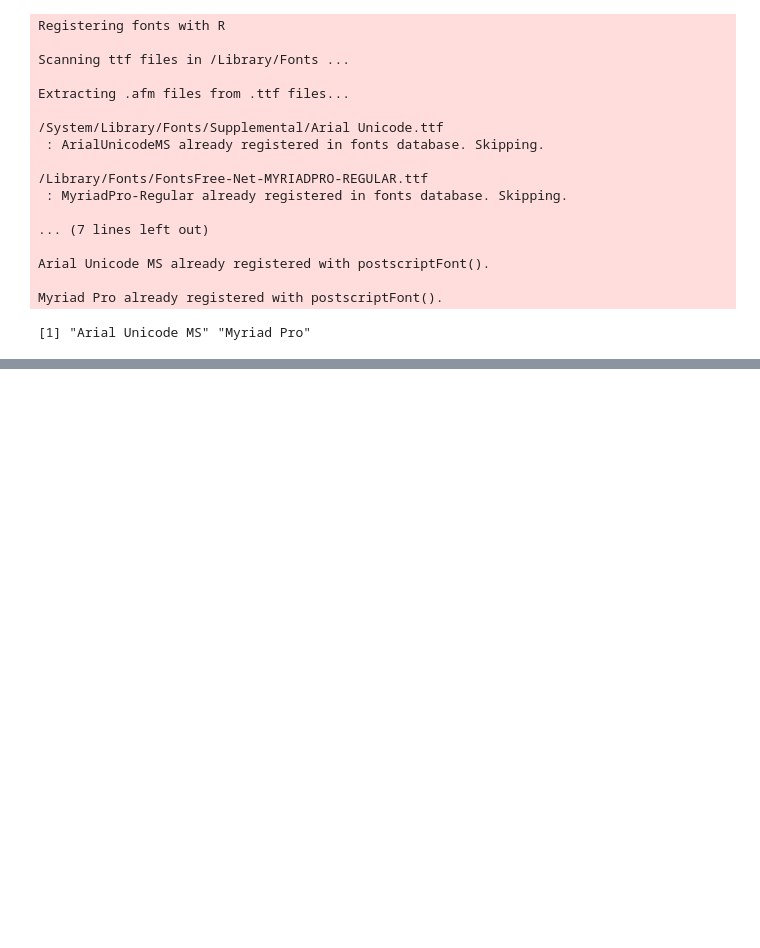
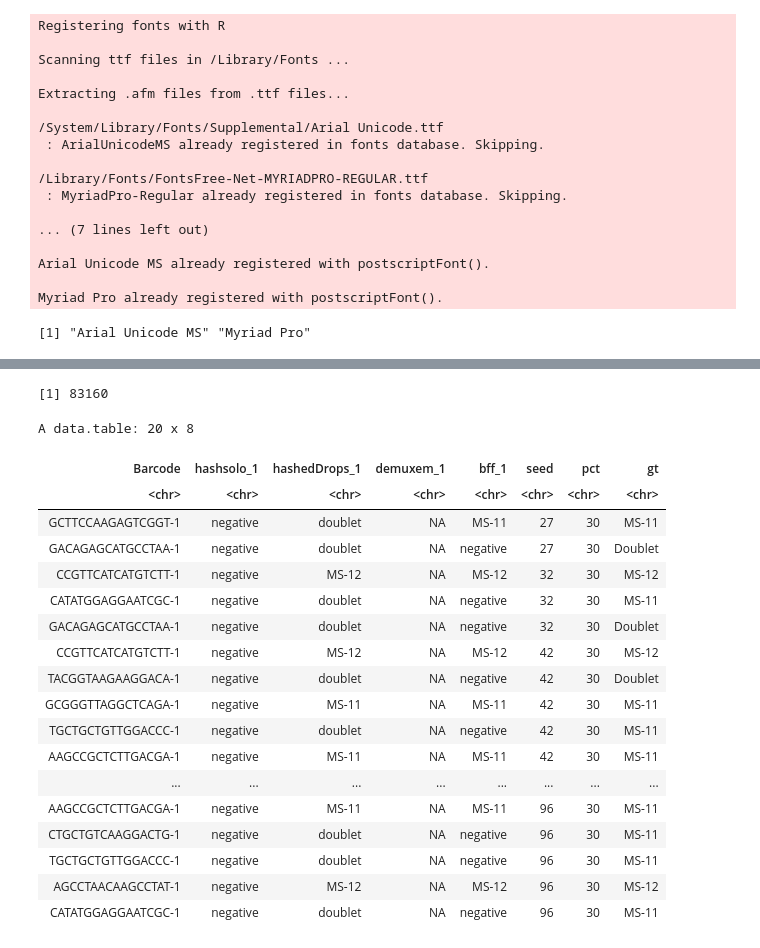
Before and after one commit to theislab/hadge-reproducibility, a Jupyter notebook: notebooks/downsampled_result.ipynb, the cells around one changed output, grey strips where cells are left out. Saved outputs shown, nothing was run; the diff lists cells and outputs as text; code cells hidden in the pictures; blank space fills up the shorter version.

Commit message:
add downsampling analysis notebook
add notebooks

```diff
--- a/notebooks/downsampled_result.ipynb
+++ b/notebooks/downsampled_result.ipynb
@@ -297,0 +571,5 @@ Warning message in melt(comparison_results, id.vars = "Barcode", measure.vars =
+# %%
+gt <- fread("../data/hashing_downsampling_1/GMM_assignment.csv")
+compare <- inner_join(compare, gt, by = "Barcode")
+colnames(compare)[10] <- "gt"
+head(compare)
@@ -297,0 +632,20 @@ Warning message in melt(comparison_results, id.vars = "Barcode", measure.vars =
+# %%
+df_list_sample2 <- lapply(hashing_all_sample2, function(f) {
+    x <- read.csv(f, na.strings = "")
+    x_bff <- x %>%
+        filter(!is.na("bff_1")) %>%
+        select(Barcode, bff_1)
+    x <- x %>% select(-bff_1)
+    x$Barcode <- paste0(x$Barcode, "-1")
+    x <- inner_join(x, x_bff, by = "Barcode")
+    x$seed <- str_extract(f, "(?<=seed_)[0-9]+")
+    x$pct <- str_extract(f, "(?<=hash_summary_)[0-9]+")
+    return(x)
+})
+compare_sample2 <- rbindlist(df_list_sample2)
+# %%
+gt_sample2 <- fread("../data/hashing_downsampling_2/cell_hash_r.csv")
+gt_sample2$Barcode <- paste0(gt_sample2$cellbarcode, "-1")
+compare_sample2 <- inner_join(compare_sample2, gt_sample2[, c("Barcode", "bff_cluster")], by = "Barcode")
+colnames(compare_sample2)[8] <- "gt"
+head(compare_sample2)
@@ -297,0 +685,39 @@ Warning message in melt(comparison_results, id.vars = "Barcode", measure.vars =
+# %%
+compare_sample2$hashsolo_1 <- gsub("-GGACCCCA", "", compare_sample2$hashsolo_1)
+compare_sample2$hashsolo_1 <- gsub("-TTAGCCAG", "", compare_sample2$hashsolo_1)
+
+compare_sample2$hashedDrops_1 <- gsub("-GGACCCCA", "", compare_sample2$hashedDrops_1)
+compare_sample2$hashedDrops_1 <- gsub("-TTAGCCAG", "", compare_sample2$hashedDrops_1)
+
+compare_sample2$demuxem_1 <- gsub("-GGACCCCA", "", compare_sample2$demuxem_1)
+compare_sample2$demuxem_1 <- gsub("-TTAGCCAG", "", compare_sample2$demuxem_1)
+
+compare_sample2$hashedDrops_1[compare_sample2$hashedDrops_1 == "12"] <- "MS-12"
+compare_sample2$hashedDrops_1[compare_sample2$hashedDrops_1 == "11"] <- "MS-11"
+compare_sample2$hashedDrops_1[compare_sample2$hashedDrops_1 == "1"] <- "MS-11"
+compare_sample2$hashedDrops_1[compare_sample2$hashedDrops_1 == "2"] <- "MS-12"
+# %%
+hashing_res_2 <- compare_sample2[!compare_sample2$gt %in% c("doublet", "negative"), ]
+nrow(hashing_res_2)
+hashing_res_2 %>% filter(rowSums(is.na(.)) > 0)
+# %% [output]
+[1] 83160
+A data.table: 20 x 8
+| Barcode | hashsolo_1 | hashedDrops_1 | demuxem_1 | bff_1 | seed | pct | gt |
+| <chr> | <chr> | <chr> | <chr> | <chr> | <chr> | <chr> | <chr> |
+| GCTTCCAAGAGTCGGT-1 | negative | doublet | NA | MS-11 | 27 | 30 | MS-11 |
+| GACAGAGCATGCCTAA-1 | negative | doublet | NA | negative | 27 | 30 | Doublet |
+| CCGTTCATCATGTCTT-1 | negative | MS-12 | NA | MS-12 | 32 | 30 | MS-12 |
+| CATATGGAGGAATCGC-1 | negative | doublet | NA | negative | 32 | 30 | MS-11 |
+| GACAGAGCATGCCTAA-1 | negative | doublet | NA | negative | 32 | 30 | Doublet |
+| CCGTTCATCATGTCTT-1 | negative | MS-12 | NA | MS-12 | 42 | 30 | MS-12 |
+| TACGGTAAGAAGGACA-1 | negative | doublet | NA | negative | 42 | 30 | Doublet |
+| GCGGGTTAGGCTCAGA-1 | negative | MS-11 | NA | MS-11 | 42 | 30 | MS-11 |
+| TGCTGCTGTTGGACCC-1 | negative | doublet | NA | negative | 42 | 30 | MS-11 |
+| AAGCCGCTCTTGACGA-1 | negative | MS-11 | NA | MS-11 | 42 | 30 | MS-11 |
+| ... | ... | ... | ... | ... | ... | ... | ... |
+| AAGCCGCTCTTGACGA-1 | negative | MS-11 | NA | MS-11 | 96 | 30 | MS-11 |
+| CTGCTGTCAAGGACTG-1 | negative | doublet | NA | negative | 96 | 30 | MS-11 |
+| TGCTGCTGTTGGACCC-1 | negative | doublet | NA | negative | 96 | 30 | MS-11 |
+| AGCCTAACAAGCCTAT-1 | negative | MS-12 | NA | MS-12 | 96 | 30 | MS-12 |
+| CATATGGAGGAATCGC-1 | negative | doublet | NA | negative | 96 | 30 | MS-11 |
```
Also changed, not shown: parts of 27 cells of this notebook, 1 other file.
